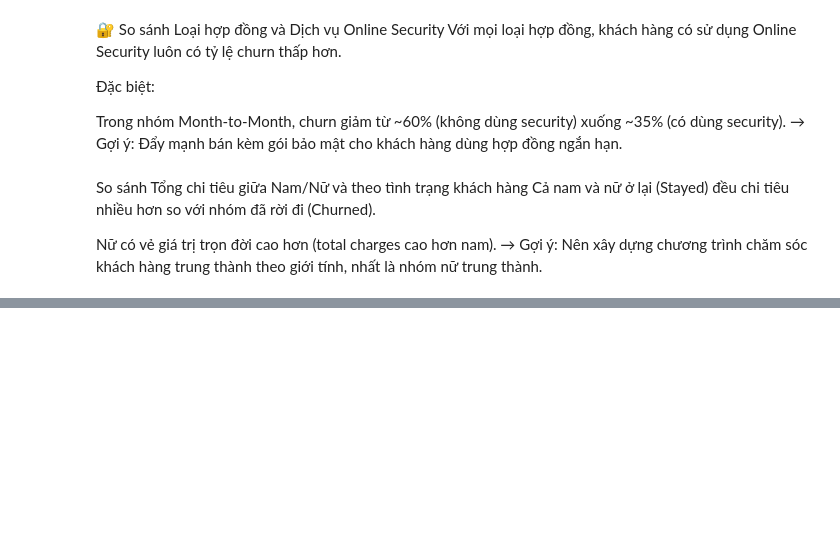
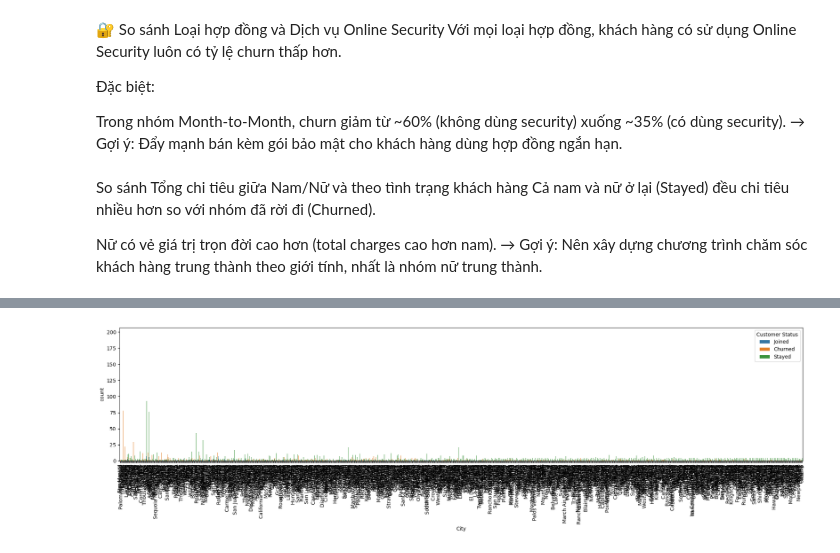
Before and after one commit to minhhi68/python-seaborn-tableau-final-exam, a Jupyter notebook: test.ipynb, the cells around one changed output, grey strips where cells are left out. Drawn from its saved outputs; the diff is of its cells as text; code cells hidden in the pictures; blank space fills up the shorter version.

```diff
--- a/test.ipynb
+++ b/test.ipynb
@@ -271,0 +396,9 @@ df['Age'].nunique()
+# %%
+#bản đồ theo city
+plt.figure(figsize=(20, 6))  # Tăng chiều ngang, tùy chỉnh theo độ dài trục x
+sns.countplot(data=df, x='City', hue='Customer Status')
+plt.xticks(rotation=90)  # Xoay nhãn trục X để dễ
+plt.tight_layout()  # Tự động điều chỉnh bố cục
+plt.show()  # Hiển thị biểu đồ
+# %% [output]
+[figure, added]
```
Also changed, not shown: parts of 24 cells of this notebook.
